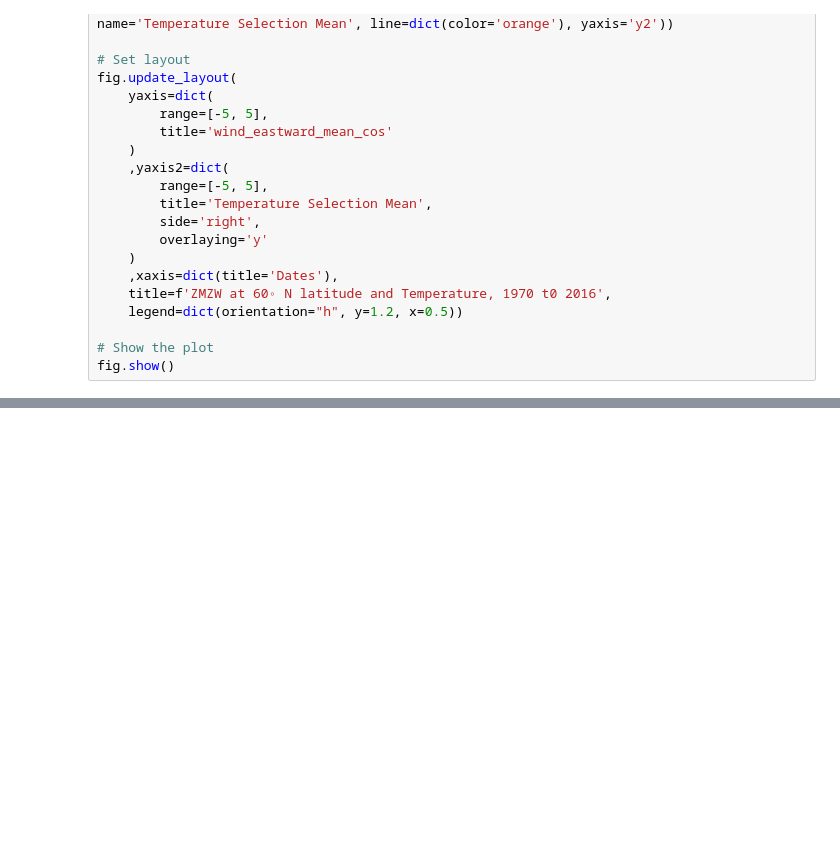
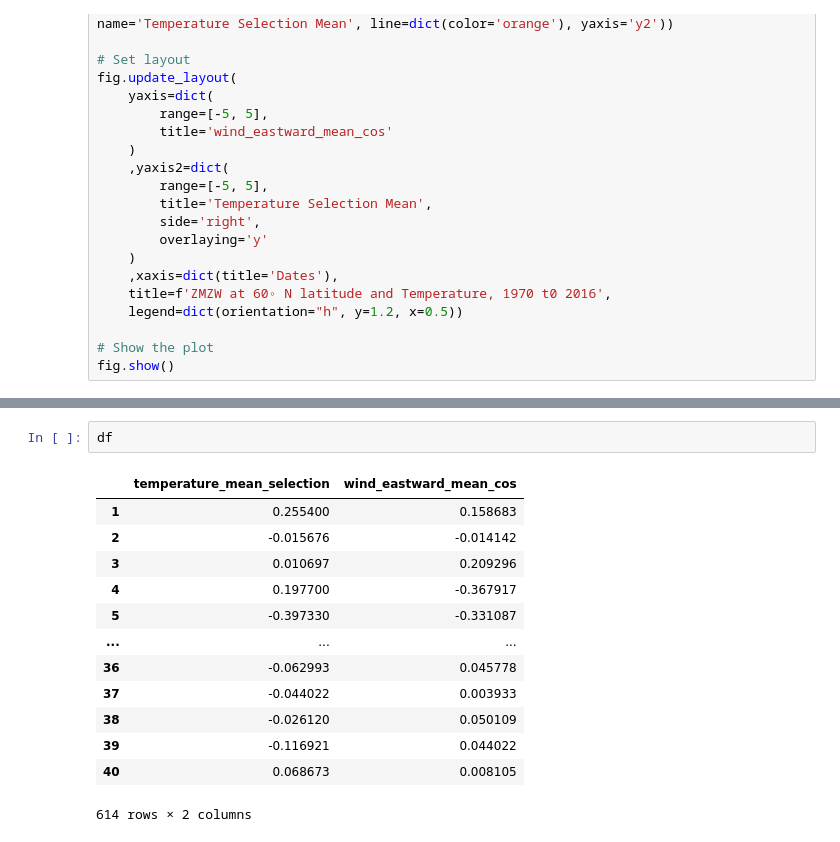
Before and after one commit to jonyjesus18/final-year-proj, a Jupyter notebook: data_analysis_var_ZMZWxT.ipynb, the cells around one changed output, grey strips where cells are left out. Drawn from its saved outputs; the diff is of its cells as text; blank space fills up the shorter version.

```diff
--- a/data_analysis_var_ZMZWxT.ipynb
+++ b/data_analysis_var_ZMZWxT.ipynb
@@ -203,0 +204,16 @@ wind_eastward_mean_cos                         -0.602266                1.000000
+# %%
+df
+# %% [output]
+|  | temperature_mean_selection | wind_eastward_mean_cos |
+| 1 | 0.255400 | 0.158683 |
+| 2 | -0.015676 | -0.014142 |
+| 3 | 0.010697 | 0.209296 |
+| 4 | 0.197700 | -0.367917 |
+| 5 | -0.397330 | -0.331087 |
+| ... | ... | ... |
+| 36 | -0.062993 | 0.045778 |
+| 37 | -0.044022 | 0.003933 |
+| 38 | -0.026120 | 0.050109 |
+| 39 | -0.116921 | 0.044022 |
+| 40 | 0.068673 | 0.008105 |
+614 rows × 2 columns
```
Also changed, not shown: parts of 7 cells of this notebook, 25 other files.
